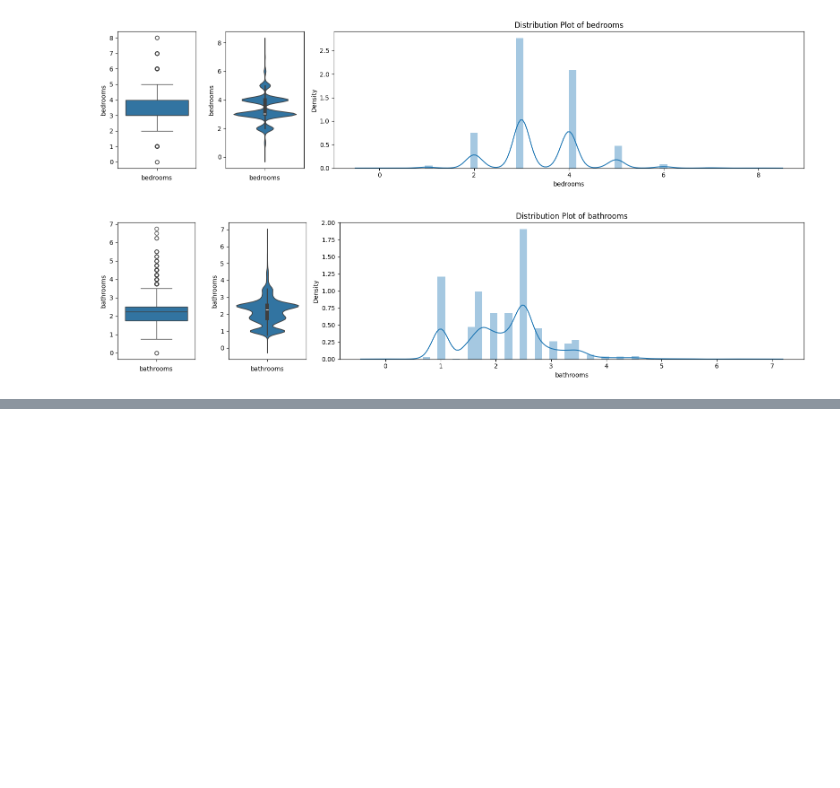
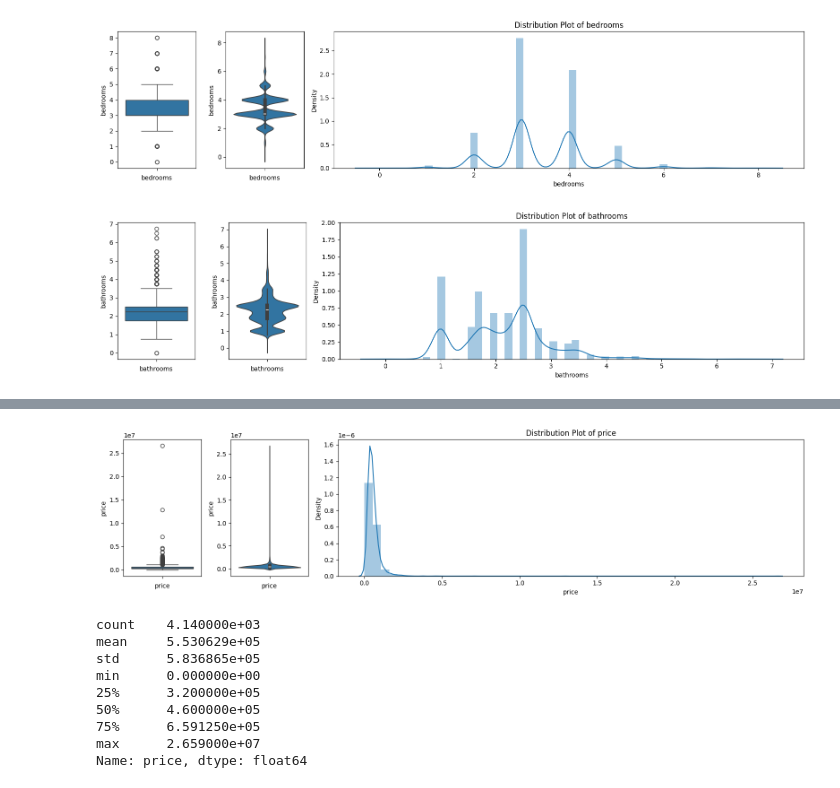
Before and after one commit to sumitdas9706563464-ux/house_price_predection, a Jupyter notebook: need/house_price_predection_analysis.ipynb, the cells around one changed output, grey strips where cells are left out. Saved outputs shown, nothing was run; the diff lists cells and outputs as text; code cells hidden in the pictures; blank space fills up the shorter version.

```diff
--- a/need/house_price_predection_analysis.ipynb
+++ b/need/house_price_predection_analysis.ipynb
@@ -342,0 +367,15 @@ plot_numerical_features(train[numerical_features[1:3]])
+# %%
+target_feature = "price"
+plot_numerical_features(train[[target_feature]])
+train['price'].describe()
+# %% [output]
+[figure, added]
+count    4.140000e+03
+mean     5.530629e+05
+std      5.836865e+05
+min      0.000000e+00
+25%      3.200000e+05
+50%      4.600000e+05
+75%      6.591250e+05
+max      2.659000e+07
+Name: price, dtype: float64
```
Also changed, not shown: parts of 14 cells of this notebook.
